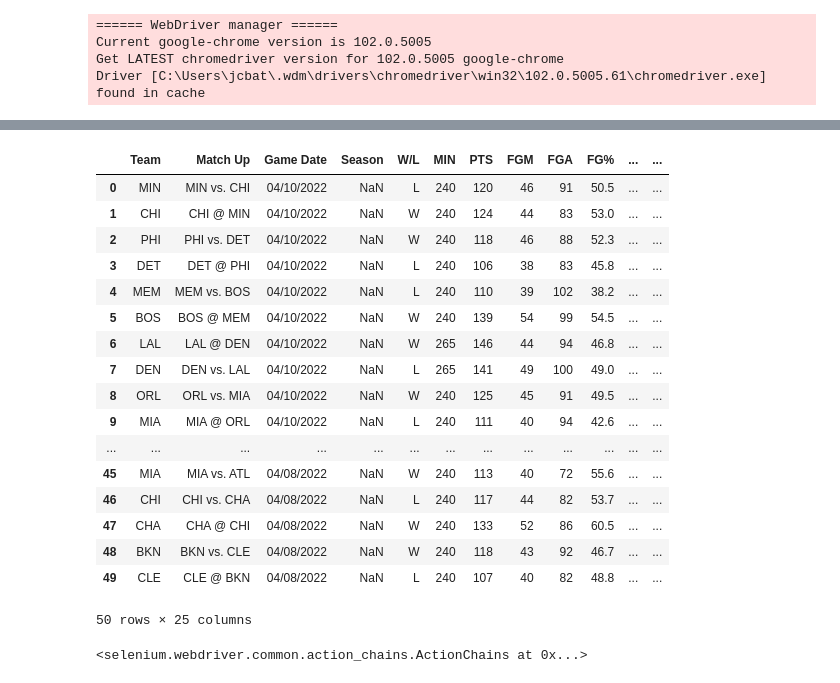
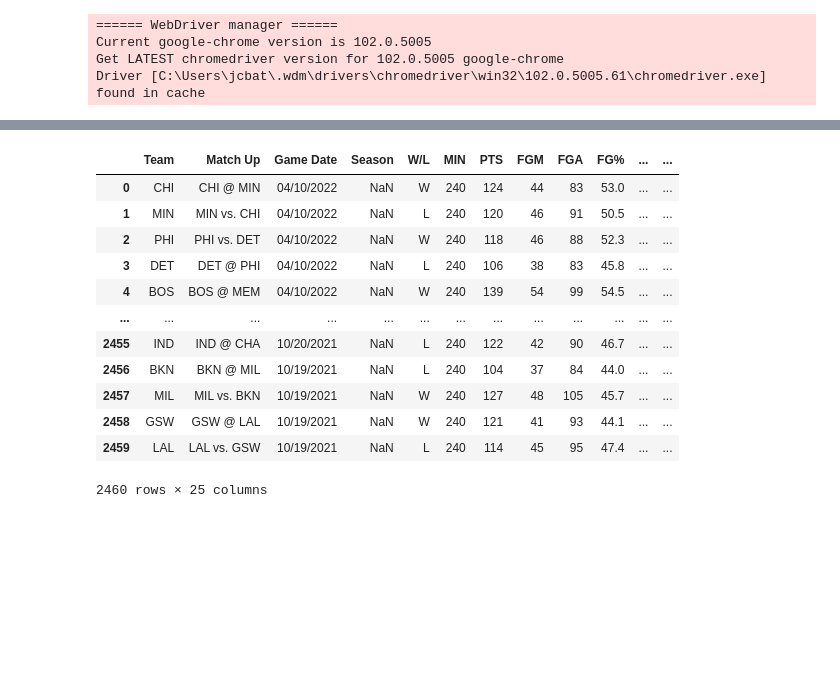
Before and after one commit to emeralddawns/NBA-Prediction-NN, a Jupyter notebook: scraping_data.ipynb, the cells around one changed output, grey strips where cells are left out. Saved outputs shown, nothing was run; the diff lists cells and outputs as text; code cells hidden in the pictures; blank space fills up the shorter version.

```diff
--- a/scraping_data.ipynb
+++ b/scraping_data.ipynb
@@ -136,25 +30,4 @@ driver.get(url="https://www.nba.com/stats/teams/boxscores/?Season=2021-22&Season
 tbl = driver.find_element_by_tag_name("table").get_attribute('outerHTML')
 # %%
 # Convert the table (list) into a DataFrame
-df2 = pd.read_html(tbl)
-df3 = df2[0]
-df3
+result = pd.read_html(tbl)
-# %% [output]
-|  | Team | Match Up | Game Date | Season | W/L | MIN | PTS | FGM | FGA | FG% | ... | ... |
-| 0 | MIN | MIN vs. CHI | 04/10/2022 | NaN | L | 240 | 120 | 46 | 91 | 50.5 | ... | ... |
-| 1 | CHI | CHI @ MIN | 04/10/2022 | NaN | W | 240 | 124 | 44 | 83 | 53.0 | ... | ... |
-| 2 | PHI | PHI vs. DET | 04/10/2022 | NaN | W | 240 | 118 | 46 | 88 | 52.3 | ... | ... |
-| 3 | DET | DET @ PHI | 04/10/2022 | NaN | L | 240 | 106 | 38 | 83 | 45.8 | ... | ... |
-| 4 | MEM | MEM vs. BOS | 04/10/2022 | NaN | L | 240 | 110 | 39 | 102 | 38.2 | ... | ... |
-| 5 | BOS | BOS @ MEM | 04/10/2022 | NaN | W | 240 | 139 | 54 | 99 | 54.5 | ... | ... |
-| 6 | LAL | LAL @ DEN | 04/10/2022 | NaN | W | 265 | 146 | 44 | 94 | 46.8 | ... | ... |
-| 7 | DEN | DEN vs. LAL | 04/10/2022 | NaN | L | 265 | 141 | 49 | 100 | 49.0 | ... | ... |
-| 8 | ORL | ORL vs. MIA | 04/10/2022 | NaN | W | 240 | 125 | 45 | 91 | 49.5 | ... | ... |
-| 9 | MIA | MIA @ ORL | 04/10/2022 | NaN | L | 240 | 111 | 40 | 94 | 42.6 | ... | ... |
-| ... | ... | ... | ... | ... | ... | ... | ... | ... | ... | ... | ... | ... |
-| 45 | MIA | MIA vs. ATL | 04/08/2022 | NaN | W | 240 | 113 | 40 | 72 | 55.6 | ... | ... |
-| 46 | CHI | CHI vs. CHA | 04/08/2022 | NaN | L | 240 | 117 | 44 | 82 | 53.7 | ... | ... |
-| 47 | CHA | CHA @ CHI | 04/08/2022 | NaN | W | 240 | 133 | 52 | 86 | 60.5 | ... | ... |
-| 48 | BKN | BKN vs. CLE | 04/08/2022 | NaN | W | 240 | 118 | 43 | 92 | 46.7 | ... | ... |
-| 49 | CLE | CLE @ BKN | 04/08/2022 | NaN | L | 240 | 107 | 40 | 82 | 48.8 | ... | ... |
-50 rows × 25 columns
@@ -167,5 +33,0 @@ action = ActionChains(driver)
-# %%
-# Click on item
-action.click(on_element = element)
-# %% [output]
-<selenium.webdriver.common.action_chains.ActionChains at 0x...>
@@ -174,0 +34,18 @@ action.perform()
+# %%
+# Pull the table into a DataFrame
+table_df = result[0]
+table_df
+# %% [output]
+|  | Team | Match Up | Game Date | Season | W/L | MIN | PTS | FGM | FGA | FG% | ... | ... |
+| 0 | CHI | CHI @ MIN | 04/10/2022 | NaN | W | 240 | 124 | 44 | 83 | 53.0 | ... | ... |
+| 1 | MIN | MIN vs. CHI | 04/10/2022 | NaN | L | 240 | 120 | 46 | 91 | 50.5 | ... | ... |
+| 2 | PHI | PHI vs. DET | 04/10/2022 | NaN | W | 240 | 118 | 46 | 88 | 52.3 | ... | ... |
+| 3 | DET | DET @ PHI | 04/10/2022 | NaN | L | 240 | 106 | 38 | 83 | 45.8 | ... | ... |
+| 4 | BOS | BOS @ MEM | 04/10/2022 | NaN | W | 240 | 139 | 54 | 99 | 54.5 | ... | ... |
+| ... | ... | ... | ... | ... | ... | ... | ... | ... | ... | ... | ... | ... |
+| 2455 | IND | IND @ CHA | 10/20/2021 | NaN | L | 240 | 122 | 42 | 90 | 46.7 | ... | ... |
+| 2456 | BKN | BKN @ MIL | 10/19/2021 | NaN | L | 240 | 104 | 37 | 84 | 44.0 | ... | ... |
+| 2457 | MIL | MIL vs. BKN | 10/19/2021 | NaN | W | 240 | 127 | 48 | 105 | 45.7 | ... | ... |
+| 2458 | GSW | GSW @ LAL | 10/19/2021 | NaN | W | 240 | 121 | 41 | 93 | 44.1 | ... | ... |
+| 2459 | LAL | LAL vs. GSW | 10/19/2021 | NaN | L | 240 | 114 | 45 | 95 | 47.4 | ... | ... |
+2460 rows × 25 columns
```
Also changed, not shown: parts of 39 cells of this notebook, 2 other files.
